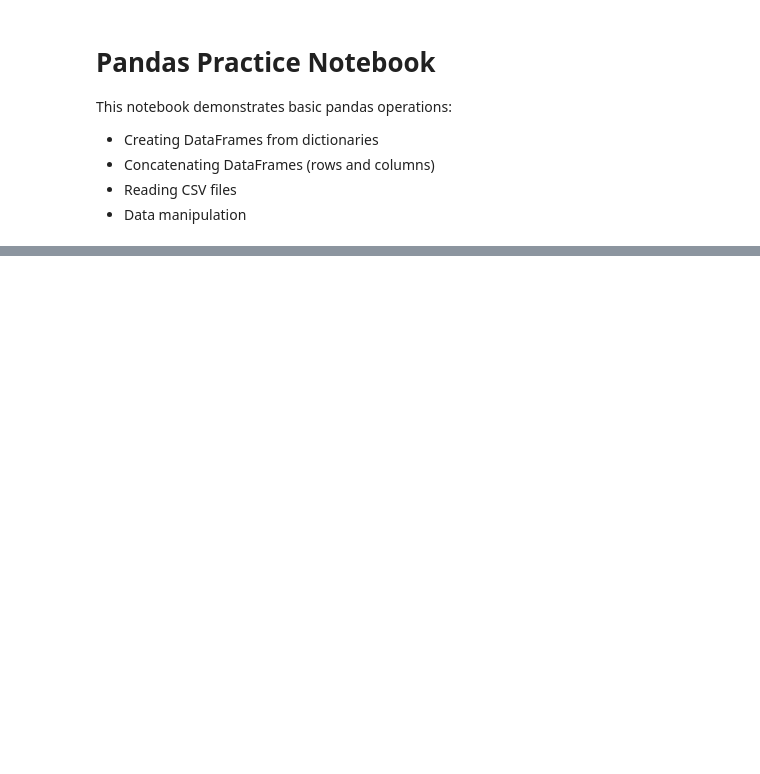
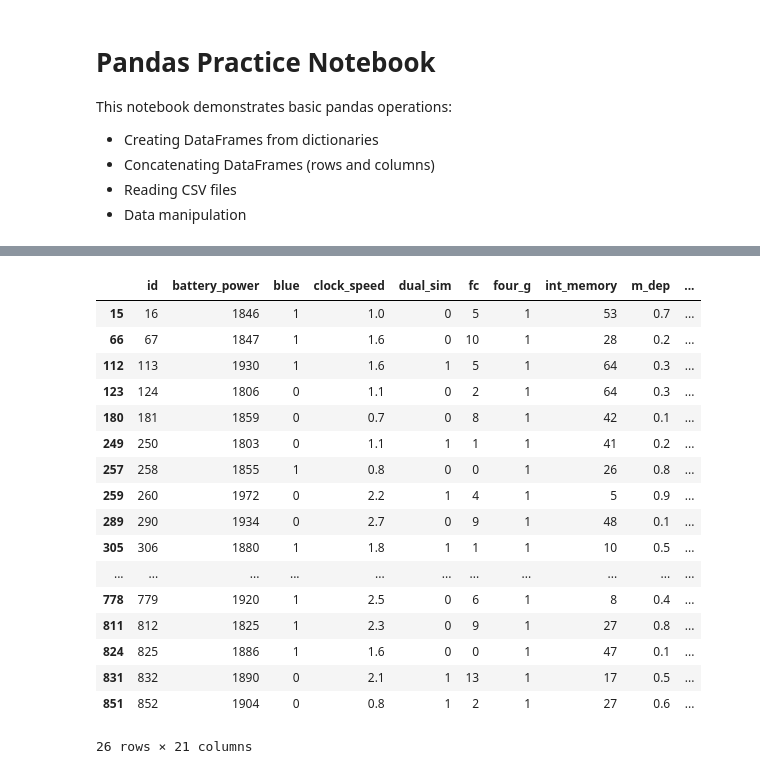
Before and after one commit to shayansadullah/python-LearningProject, a Jupyter notebook: notebook/pandas.ipynb, the cells around one changed output, grey strips where cells are left out. Saved outputs shown, nothing was run; the diff lists cells and outputs as text; code cells hidden in the pictures; blank space fills up the shorter version.

```diff
--- a/notebook/pandas.ipynb
+++ b/notebook/pandas.ipynb
@@ -97,8 +160,32 @@ print(f"DataFrame from CSV:\n{df_csv}")
 # %%
 import pandas as pd
 
 df_csv = pd.read_csv("../data/mobile-phone-data.csv")
-output = df_csv[(df_csv["battery_power"] > 1800) & (df_csv["clock_speed"] > 0.5) & (df_csv["wifi"] == 1) & (df_csv["four_g"] == 1)]
+output = df_csv[
+    (df_csv["battery_power"] > 1800)
+    & (df_csv["clock_speed"] > 0.5)
+    & (df_csv["wifi"] == 1)
+    & (df_csv["four_g"] == 1)
+]
 output
-#filtered_output = output.iloc[0:5, :]
-#filtered_output
+# filtered_output = output.iloc[0:5, :]
+# filtered_output
+# %% [output]
+|  | id | battery_power | blue | clock_speed | dual_sim | fc | four_g | int_memory | m_dep | ... |
+| 15 | 16 | 1846 | 1 | 1.0 | 0 | 5 | 1 | 53 | 0.7 | ... |
+| 66 | 67 | 1847 | 1 | 1.6 | 0 | 10 | 1 | 28 | 0.2 | ... |
+| 112 | 113 | 1930 | 1 | 1.6 | 1 | 5 | 1 | 64 | 0.3 | ... |
+| 123 | 124 | 1806 | 0 | 1.1 | 0 | 2 | 1 | 64 | 0.3 | ... |
+| 180 | 181 | 1859 | 0 | 0.7 | 0 | 8 | 1 | 42 | 0.1 | ... |
+| 249 | 250 | 1803 | 0 | 1.1 | 1 | 1 | 1 | 41 | 0.2 | ... |
+| 257 | 258 | 1855 | 1 | 0.8 | 0 | 0 | 1 | 26 | 0.8 | ... |
+| 259 | 260 | 1972 | 0 | 2.2 | 1 | 4 | 1 | 5 | 0.9 | ... |
+| 289 | 290 | 1934 | 0 | 2.7 | 0 | 9 | 1 | 48 | 0.1 | ... |
+| 305 | 306 | 1880 | 1 | 1.8 | 1 | 1 | 1 | 10 | 0.5 | ... |
+| ... | ... | ... | ... | ... | ... | ... | ... | ... | ... | ... |
+| 778 | 779 | 1920 | 1 | 2.5 | 0 | 6 | 1 | 8 | 0.4 | ... |
+| 811 | 812 | 1825 | 1 | 2.3 | 0 | 9 | 1 | 27 | 0.8 | ... |
+| 824 | 825 | 1886 | 1 | 1.6 | 0 | 0 | 1 | 47 | 0.1 | ... |
+| 831 | 832 | 1890 | 0 | 2.1 | 1 | 13 | 1 | 17 | 0.5 | ... |
+| 851 | 852 | 1904 | 0 | 0.8 | 1 | 2 | 1 | 27 | 0.6 | ... |
+26 rows × 21 columns
```
Also changed, not shown: parts of 5 cells of this notebook, 10 other files.
